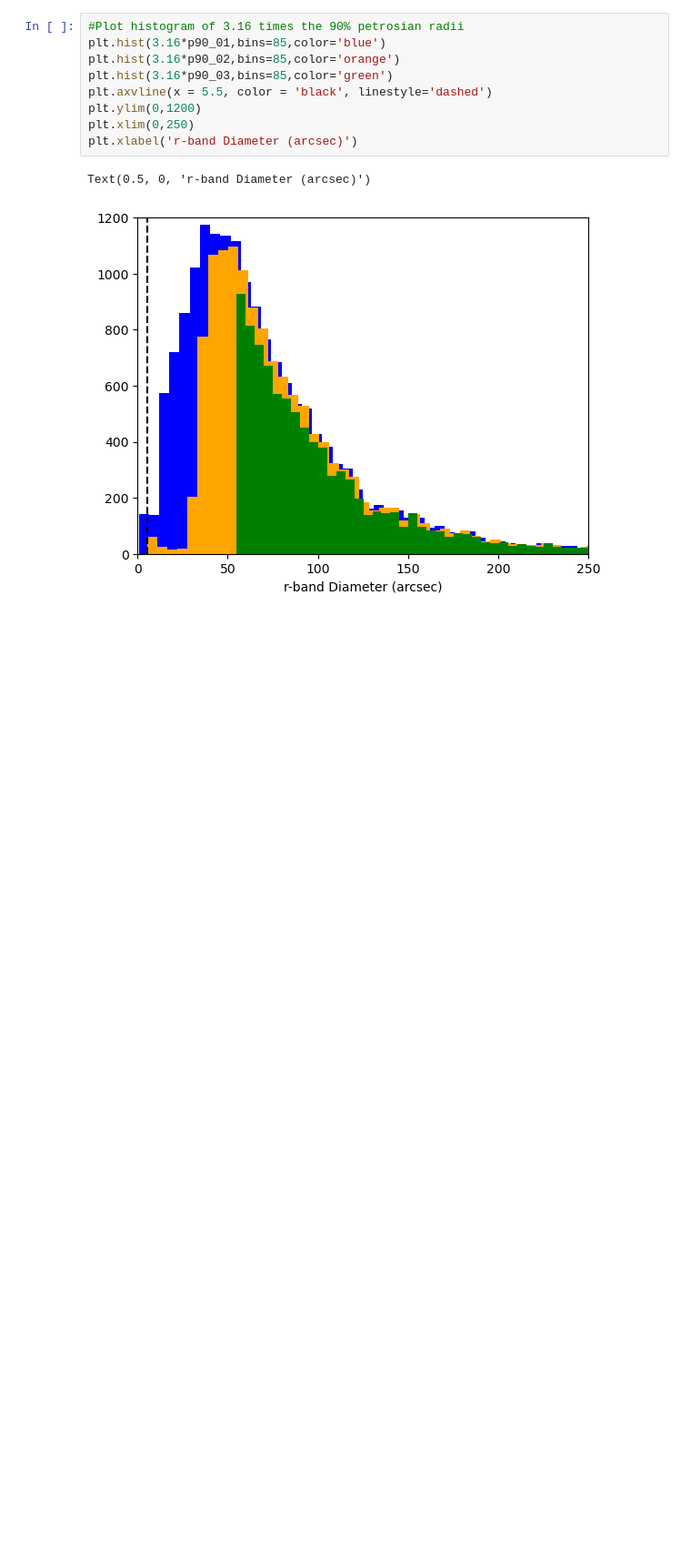
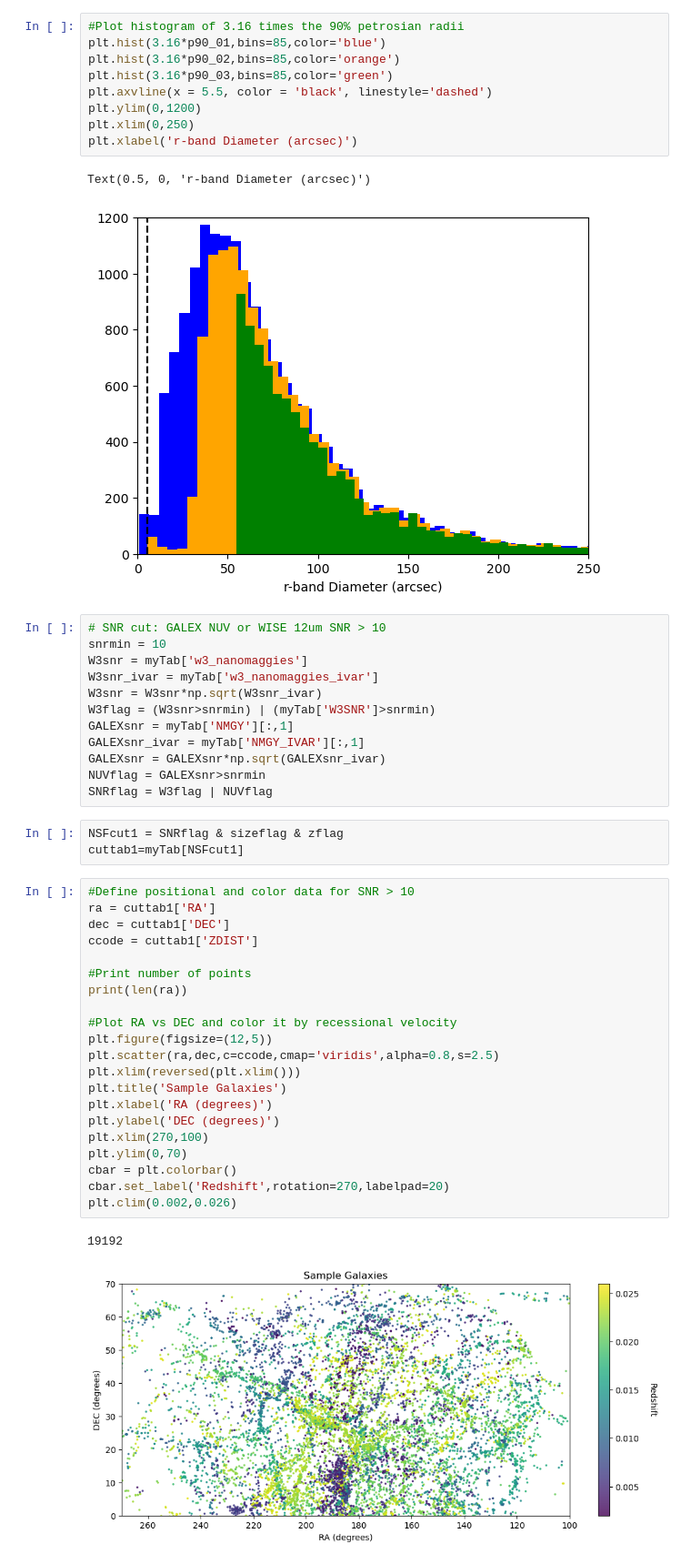
Before and after one commit to EvanBarkus/WISESize_Project, a Jupyter notebook: StudentFigure.ipynb, the cells around one changed output. Shown at 91% size. Cells and saved outputs as stored; diff of their text form; blank space fills up the shorter version.

Commit message:
Added more plots with different selection flags

```diff
--- a/StudentFigure.ipynb
+++ b/StudentFigure.ipynb
@@ -188,3 +173,42 @@ plt.xlabel('r-band Diameter (arcsec)')
 # %% [output]
 Text(0.5, 0, 'r-band Diameter (arcsec)')
 [figure]
+# %%
+# SNR cut: GALEX NUV or WISE 12um SNR > 10
+snrmin = 10
+W3snr = myTab['w3_nanomaggies']
+W3snr_ivar = myTab['w3_nanomaggies_ivar']
+W3snr = W3snr*np.sqrt(W3snr_ivar)
+W3flag = (W3snr>snrmin) | (myTab['W3SNR']>snrmin)
+GALEXsnr = myTab['NMGY'][:,1]
+GALEXsnr_ivar = myTab['NMGY_IVAR'][:,1]
+GALEXsnr = GALEXsnr*np.sqrt(GALEXsnr_ivar)
+NUVflag = GALEXsnr>snrmin
+SNRflag = W3flag | NUVflag
+# %%
+NSFcut1 = SNRflag & sizeflag & zflag
+cuttab1=myTab[NSFcut1]
+# %%
+#Define positional and color data for SNR > 10
+ra = cuttab1['RA']
+dec = cuttab1['DEC']
+ccode = cuttab1['ZDIST']
+
+#Print number of points
+print(len(ra))
+
+#Plot RA vs DEC and color it by recessional velocity
+plt.figure(figsize=(12,5))
+plt.scatter(ra,dec,c=ccode,cmap='viridis',alpha=0.8,s=2.5)
+plt.xlim(reversed(plt.xlim()))
+plt.title('Sample Galaxies')
+plt.xlabel('RA (degrees)')
+plt.ylabel('DEC (degrees)')
+plt.xlim(270,100)
+plt.ylim(0,70)
+cbar = plt.colorbar()
+cbar.set_label('Redshift',rotation=270,labelpad=20)
+plt.clim(0.002,0.026)
+# %% [output]
+19192
+[figure, added]
```
Also changed, not shown: parts of 11 cells of this notebook.
